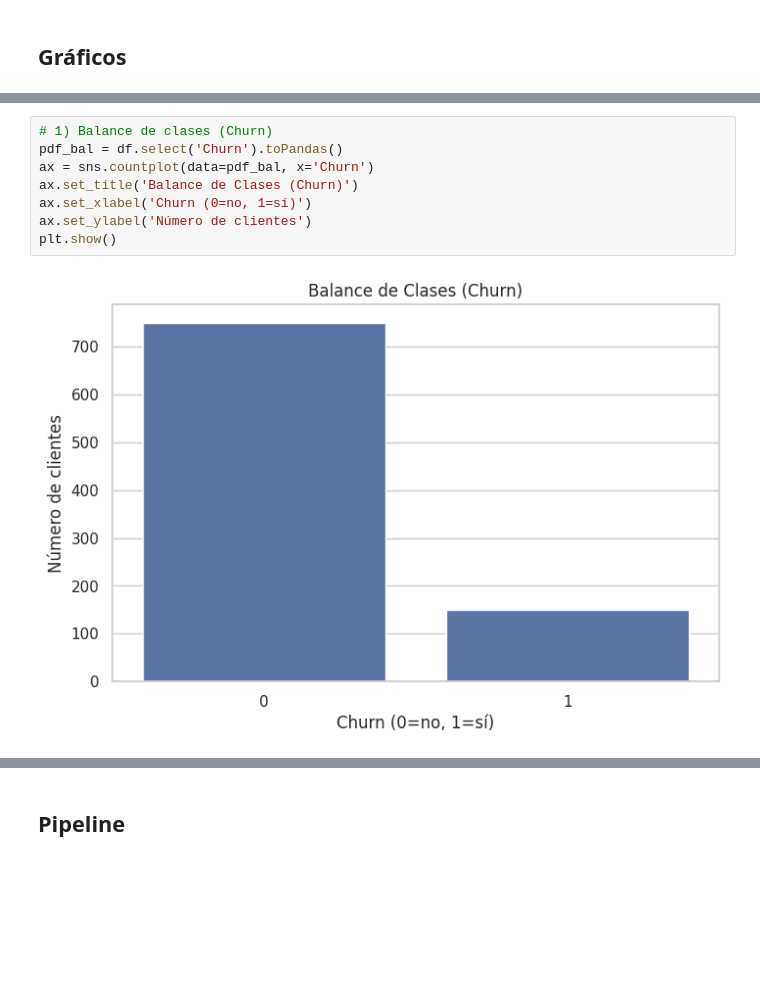
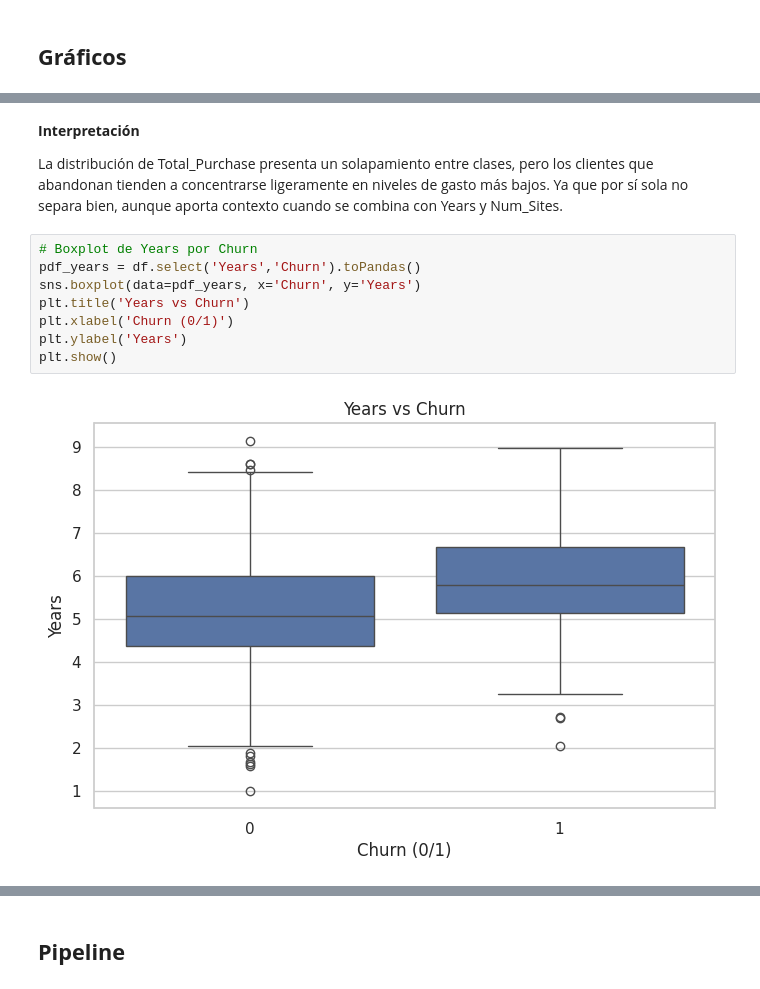
Before and after one commit to DiegoDuaS/LAB11-DS, a Jupyter notebook: Lab11_DS.ipynb, the cells around one changed output, grey strips where cells are left out. Saved outputs shown, nothing was run; the diff lists cells and outputs as text; blank space fills up the shorter version.

```diff
--- a/Lab11_DS.ipynb
+++ b/Lab11_DS.ipynb
@@ -106,10 +116,14 @@ Columnas después de limpieza:
+# %% [markdown]
+**Interpretación**
+
+La distribución de Total_Purchase presenta un solapamiento entre clases, pero los clientes que abandonan tienden a concentrarse ligeramente en niveles de gasto más bajos. Ya que por sí sola no separa bien, aunque aporta contexto cuando se combina con Years y Num_Sites.
 # %%
-# 1) Balance de clases (Churn)
-pdf_bal = df.select('Churn').toPandas()
-ax = sns.countplot(data=pdf_bal, x='Churn')
-ax.set_title('Balance de Clases (Churn)')
-ax.set_xlabel('Churn (0=no, 1=sí)')
-ax.set_ylabel('Número de clientes')
+# Boxplot de Years por Churn
+pdf_years = df.select('Years','Churn').toPandas()
+sns.boxplot(data=pdf_years, x='Churn', y='Years')
+plt.title('Years vs Churn')
+plt.xlabel('Churn (0/1)')
+plt.ylabel('Years')
 plt.show()
 # %% [output]
-[figure, old version]
+[figure, new version]
```
Also changed, not shown: parts of 11 cells of this notebook.
